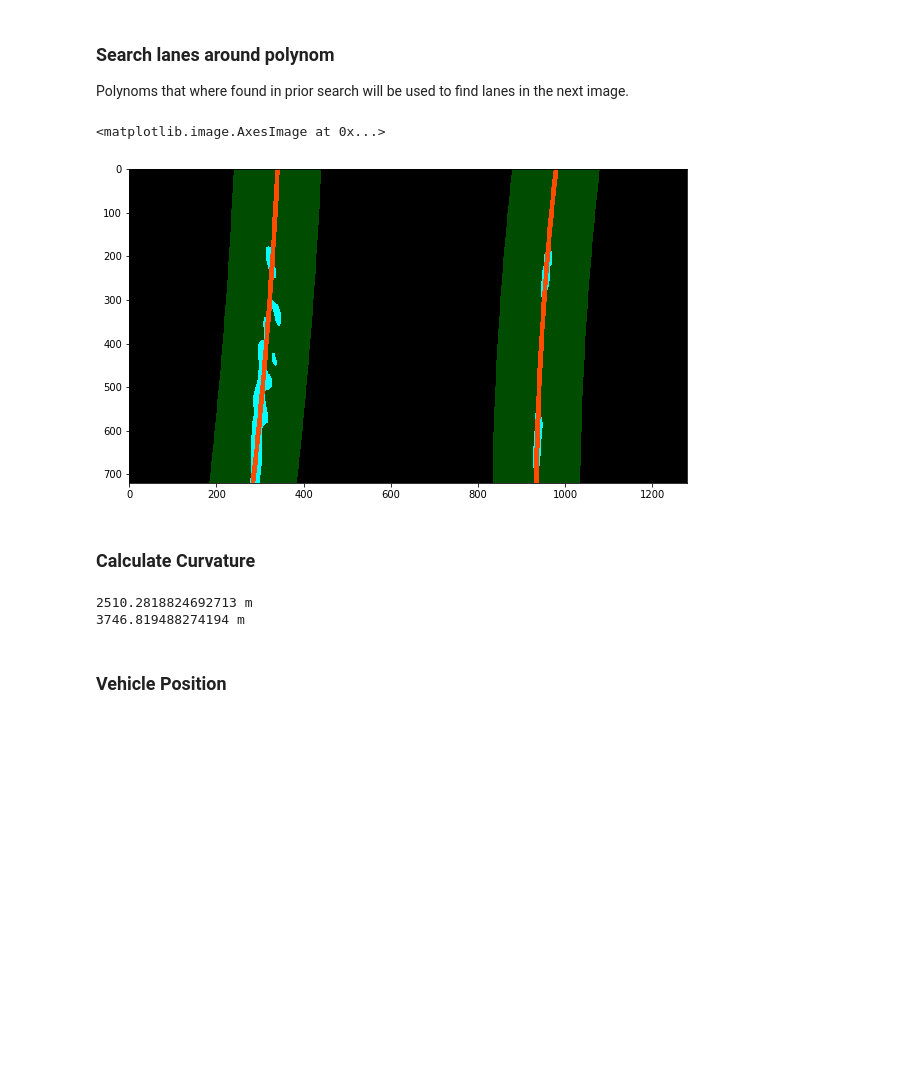
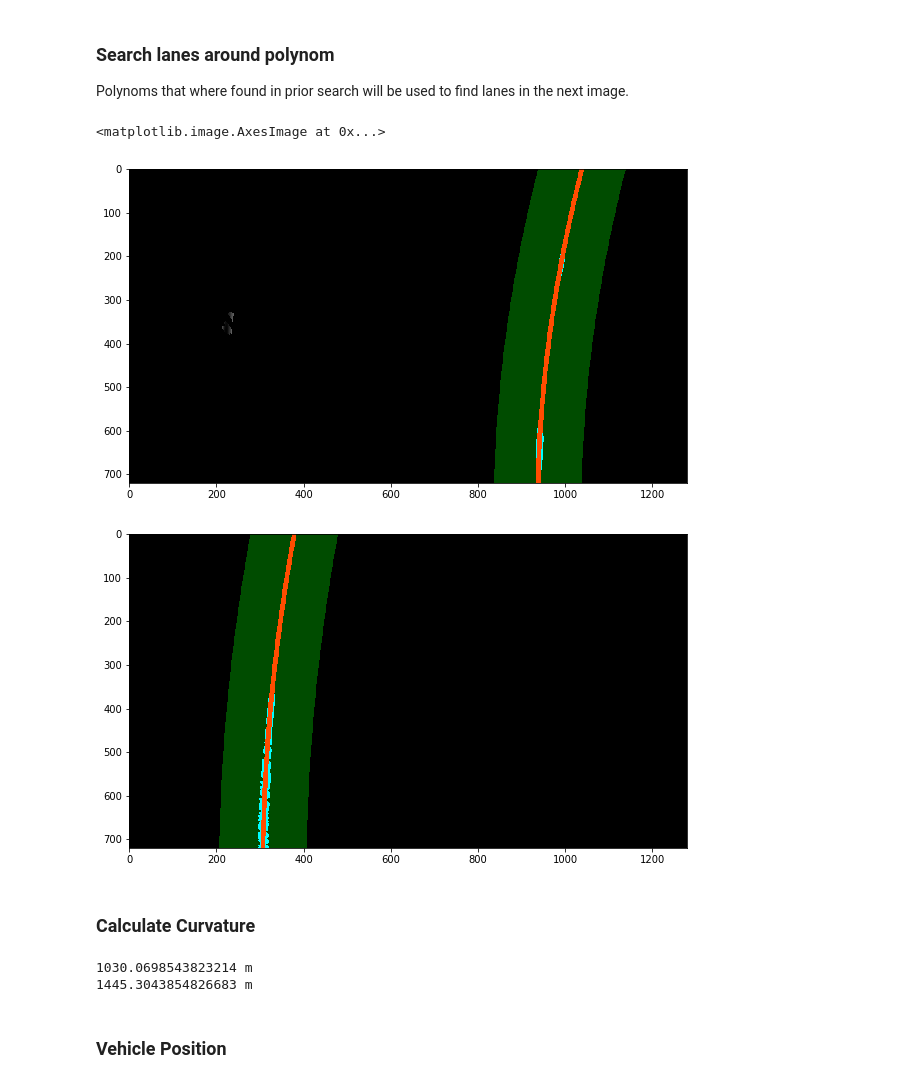
Before and after one commit to mayio/CarND-Advanced-Lane-Lines, a Jupyter notebook: Advanced_Lane_Detection.ipynb, the cells around one changed output. Saved outputs shown, nothing was run; the diff lists cells and outputs as text; code cells hidden in the pictures; blank space fills up the shorter version.

Commit message:
Tune parameters, take the two lines that define a lane best
* they need to have a certain distance to each other
* they are defined with a lot of points.

```diff
--- a/Advanced_Lane_Detection.ipynb
+++ b/Advanced_Lane_Detection.ipynb
@@ -254,7 +254,7 @@ xm_per_pix = 3.7/700
 ym_per_pix = 30.0/720
 
 kernel_width = 50 # 25
-sigma_width = 15 #10 # 5
+sigma_width = 13 #10 # 5
 t1 = np.arange(-kernel_width, kernel_width+1)
 plt.plot(t1, get_derivative_gaussian(kernel_width,sigma_width))
 # %% [output]
@@ -352,6 +359,6 @@ axs[1,1].imshow(filtered_s_channel, cmap='gray')
 # %%
-normalized_filtered_l_channel = threshold(filtered_l_channel, 150.0, 255.0)
-normalized_filtered_s_channel = threshold(filtered_s_channel, 150.0, 255.0)
+normalized_filtered_l_channel = threshold(filtered_l_channel, 160.0, 255.0)
+normalized_filtered_s_channel = threshold(filtered_s_channel, 100.0, 255.0)
 fig, axs = plt.subplots(ncols=2, nrows=1, figsize=(plt_img_width, plt_img_height))
 axs[0].imshow(normalized_filtered_l_channel, cmap='gray')
 axs[1].imshow(normalized_filtered_s_channel, cmap='gray')
@@ -431,6 +438,8 @@ class Line():
         self.all_y = None
         #length (ratio) of this line
         length = 0.0
+        #line type (0 = unknown, 1 = yellow, 2 = white)
+        self.type = 0
 # %%
 # get the middle point of plateaus
 def filter_local_maxima(local_maxima, gap):
@@ -463,14 +472,14 @@ def filter_local_maxima(local_maxima, gap):
     return filtered_local_maxima
 
 
-def find_lane_pixels(image, n_search_windows, search_window_margin, minpix):
+def find_lane_pixels(image, image_type, n_search_windows, search_window_margin, minpix):
     out_img = np.dstack((image, image, image))
 
     lane_histogram = bottom_smoothed_histogram(image)
 
     # find the peaks in the histogram
     #histogram_peak_idxs = peak_local_max(lane_histogram, min_distance=50, threshold_abs=400000)
-    histogram_peak_idxs = peak_local_max(lane_histogram, min_distance=50, threshold_abs=15000)
+    histogram_peak_idxs = peak_local_max(lane_histogram, min_distance=50, threshold_abs=10000)
 
 
     # filter plateaus
@@ -501,7 +510,7 @@ def find_lane_pixels(image, n_search_windows, search_window_margin, minpix):
         current_lane_pos = lane_positions[lane_position_idx]
         last_shift = 0
         empty_box_count = 0
-        max_empty_boxes = 3
+        max_empty_boxes = 4
         lane_length = 0.0
 
         for window in range(n_search_windows):
@@ -552,6 +561,7 @@ def find_lane_pixels(image, n_search_windows, search_window_margin, minpix):
         line = Line()
         line.all_x = nonzerox[good_lanes_inds[lane_position_idx]]
         line.all_y = nonzeroy[good_lanes_inds[lane_position_idx]]
+        line.type = image_type
         lines.append(line)
 
     return lines, out_img
@@ -592,9 +602,16 @@ def lane_fitting(lines, image, draw):
             #plt.plot(fitx, ploty, color='red')
 
 
-lines, sliding_window_image = find_lane_pixels(processed_image, 12, 120, 50)
-lane_fitting(lines, sliding_window_image, draw=True)
+lines_l_channel, sliding_window_image_l_channel = find_lane_pixels(normalized_filtered_l_channel, 2, 12, 120, 50)
+lane_fitting(lines_l_channel, sliding_window_image_l_channel, draw=True)
+
+lines_s_channel, sliding_window_image_s_channel = find_lane_pixels(normalized_filtered_s_channel, 1, 12, 120, 50)
+lane_fitting(lines_s_channel, sliding_window_image_s_channel, draw=True)
+
 plt.figure(figsize=(plt_img_width,plt_img_height))
-plt.imshow(sliding_window_image)
+plt.imshow(sliding_window_image_s_channel)
+
+plt.figure(figsize=(plt_img_width,plt_img_height))
+plt.imshow(sliding_window_image_l_channel)
 # %% [output]
 <matplotlib.image.AxesImage at 0x...>
@@ -638,6 +656,7 @@ def search_lines_around_polynoms(lines, margin, image, draw):
         new_line = Line()
         new_line.all_x = nonzerox[line_inds]
         new_line.all_y = nonzeroy[line_inds]
+        new_line.type = line.type
 
         # Fit new polynomials
         lane_fitting([new_line], image, draw=False)
@@ -653,38 +672,47 @@ def search_lines_around_polynoms(lines, margin, image, draw):
                 out_img[nonzeroy[line_inds], nonzerox[line_inds]] = [0, 255, 255]
 
                 # Generate a polygon to illustrate the search window area
                 # And recast the x and y points into usable format for cv2.fillPoly()
                 line_window1 = np.array([np.transpose(np.vstack([fitx-margin, ploty]))])
                 line_window2 = np.array([np.flipud(np.transpose(np.vstack([fitx+margin,
                                           ploty])))])
                 line_pts = np.hstack((line_window1, line_window2))
 
                 # Draw the lane onto the warped blank image
                 cv2.fillPoly(window_img, np.int_([line_pts]), (0,255, 0))
 
                 # Plot the polynomial lines onto the image
                 laneline = np.array([np.transpose(np.vstack([fitx, ploty]))])
                 cv2.polylines(out_img, np.int_([laneline]), False, (255,0, 0), thickness=10, lineType=4)
 
                 result_image = cv2.addWeighted(out_img, 1, window_img, 0.3, 0)
 
                 #plt.plot(fitx, ploty, color='red',  linewidth=5)
                 ## End visualization steps ##
             else:
-                result_image = image
+                result_image = out_img
 
     return new_lines, result_image
 
 # Run image through the pipeline
-processed_image_poly_lane_fit = processed_image.copy()
-lines, result_image = search_lines_around_polynoms(lines, 100, processed_image_poly_lane_fit, draw=True)
+normalized_filtered_l_channel_poly_lane_fit = normalized_filtered_l_channel.copy()
+lines_l_channel, result_image_l_channel = search_lines_around_polynoms(
+    lines_l_channel, 100, normalized_filtered_l_channel_poly_lane_fit, draw=True)
+
+normalized_filtered_s_channel_poly_lane_fit = normalized_filtered_s_channel.copy()
+lines_s_channel, result_image_s_channel = search_lines_around_polynoms(
+    lines_s_channel, 100, normalized_filtered_s_channel_poly_lane_fit, draw=True)
 
 # View your output
 plt.figure(figsize=(plt_img_width,plt_img_height))
-plt.imshow(result_image)
+plt.imshow(result_image_l_channel)
+
+plt.figure(figsize=(plt_img_width,plt_img_height))
+plt.imshow(result_image_s_channel)
 # %% [output]
 <matplotlib.image.AxesImage at 0x...>
-[figure, old version]
+[figure, new version]
+[figure, added]
 # %% [markdown]
 ### Calculate Curvature
 # %%
@@ -719,6 +747,10 @@ lane_points = []
 xm_per_pix = 3.7/700
 ym_per_pix = 30.0/720
 
+lines = []
+lines.extend(lines_l_channel)
+lines.extend(lines_s_channel)
+
 for i in range(len(lines)):
     image_height = processed_image.shape[0]
     R, lane_point = meassure_curvature(
@@ -727,8 +759,8 @@ for i in range(len(lines)):
     lines[i].radius_of_curvature = R
     print(R, "m")
 # %% [output]
-2510.2818824692713 m
-3746.819488274194 m
+1030.0698543823214 m
+1445.3043854826683 m
 # %% [markdown]
 ### Vehicle Position
 # %%
```
Also changed, not shown: parts of 21 cells of this notebook.
